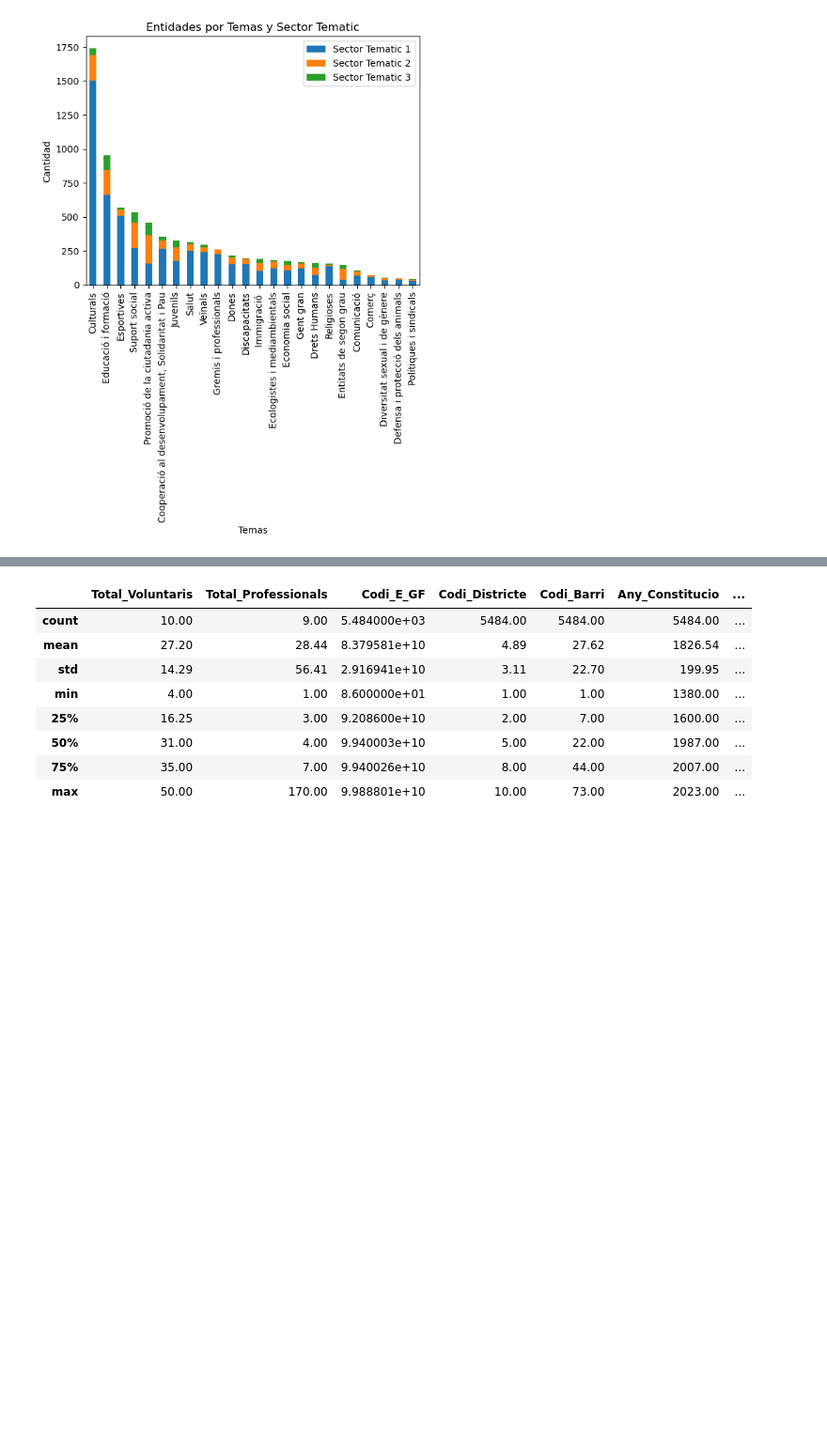
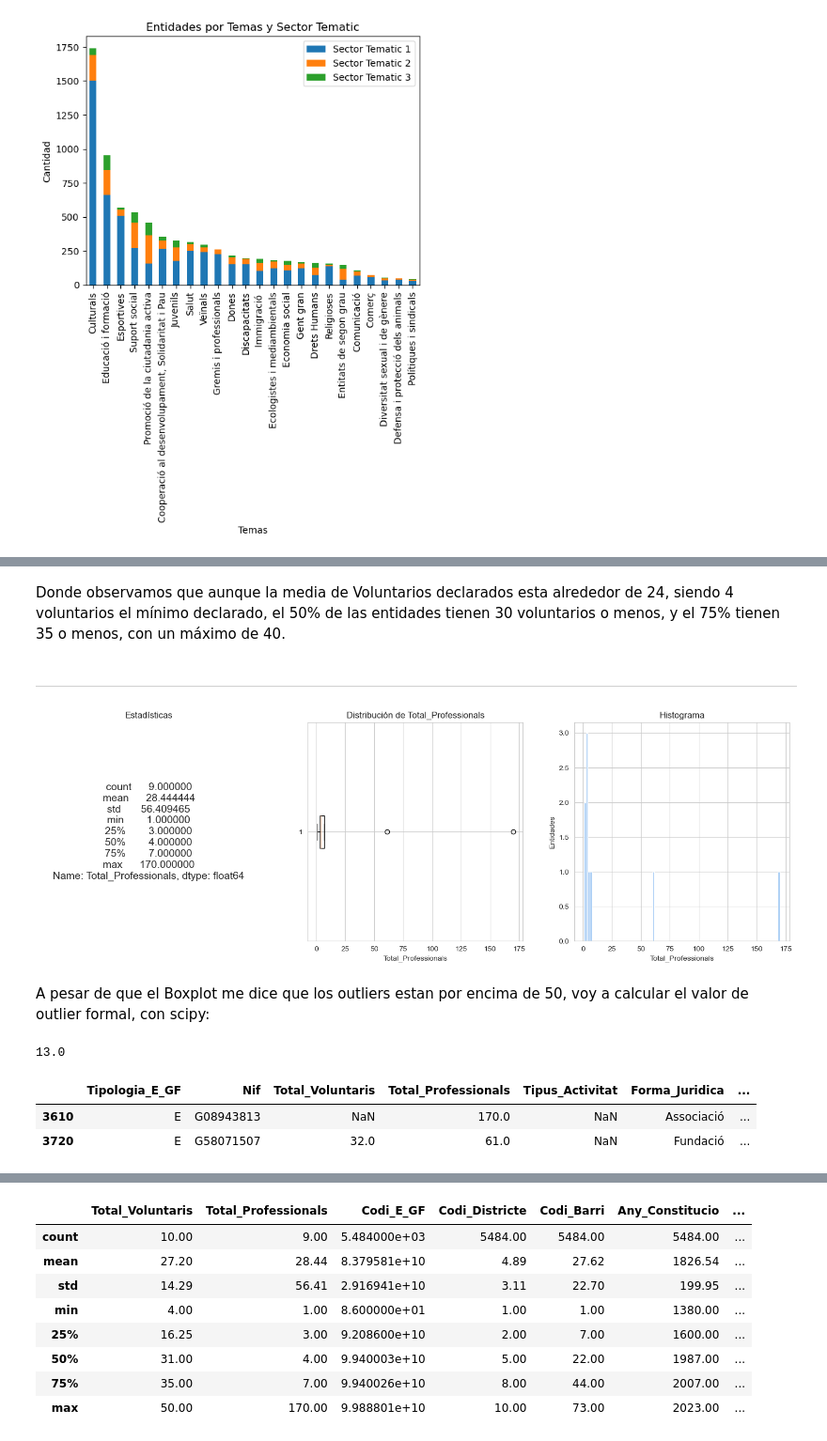
Before and after one commit to alpidegit/Sprint11-estructures_Dataframe, a Jupyter notebook: Projecte Final.ipynb, the cells around one changed output, grey strips where cells are left out. Shown at 94% size. Cells and saved outputs as stored; diff of their text form; code cells hidden in the pictures; blank space fills up the shorter version.

```diff
--- a/Projecte Final.ipynb
+++ b/Projecte Final.ipynb
@@ -601,0 +656,28 @@ df_entidades.loc[df_entidades["Total_Socis"] ]
+# %% [markdown]
+Donde observamos que aunque la media de Voluntarios declarados esta alrededor de 24, siendo 4 voluntarios el mínimo declarado, el 50% de las entidades tienen 30 voluntarios o menos, y el 75% tienen 35 o menos, con un máximo de 40.
+# %% [markdown]
+----------
+# %%
+Estad("Total_Professionals")
+# %% [output]
+[figure, added]
+# %% [markdown]
+A pesar de que el Boxplot me dice que los outliers estan por encima de 50, voy a calcular el valor de outlier formal, con scipy:
+# %%
+# Filtro los valores NaN en la columna "Total_Professionals"
+entidades_filtradas = df_entidades["Total_Professionals"].dropna()
+
+# Calculo el rango intercuartil (IQR) para los valores filtrados con scipy
+IQR = iqr(entidades_filtradas)
+
+# Calcula el límite superior para identificar outliers
+Outlier_superior = entidades_filtradas.quantile(0.75) + 1.5 * IQR
+Outlier_superior
+# %% [output]
+13.0
+# %%
+df_entidades.loc[df_entidades["Total_Professionals"]>=13]
+# %% [output]
+|  | Tipologia_E_GF | Nif | Total_Voluntaris | Total_Professionals | Tipus_Activitat | Forma_Juridica | ... |
+| 3610 | E | G08943813 | NaN | 170.0 | NaN | Associació | ... |
+| 3720 | E | G58071507 | 32.0 | 61.0 | NaN | Fundació | ... |
```
Also changed, not shown: parts of 32 cells of this notebook.
